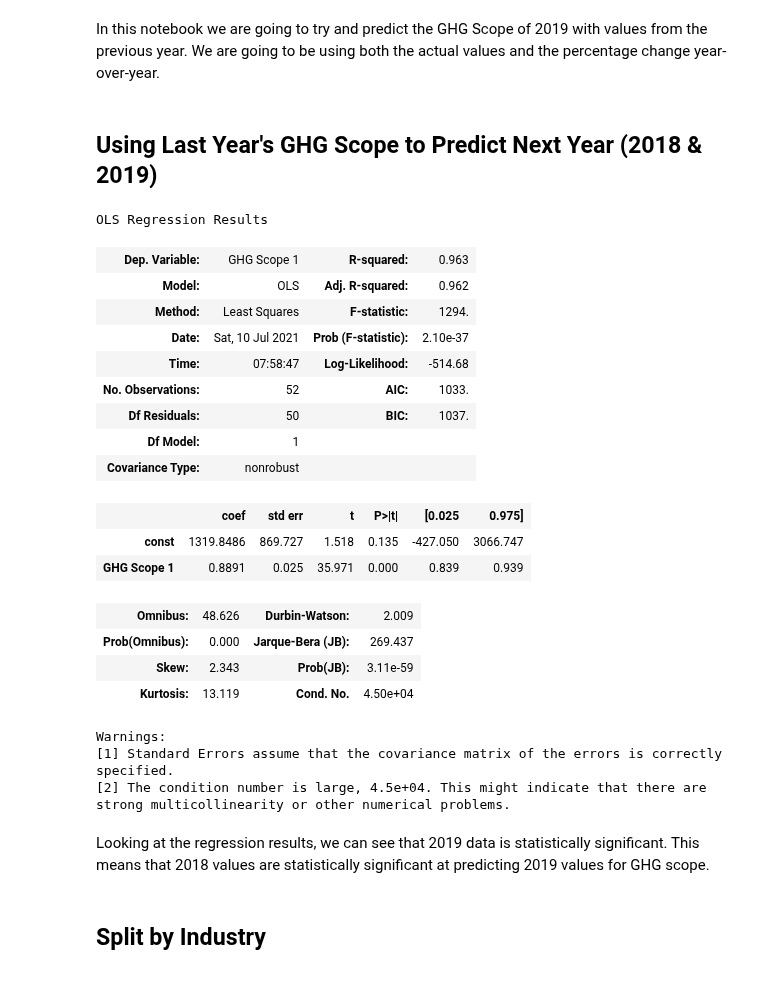
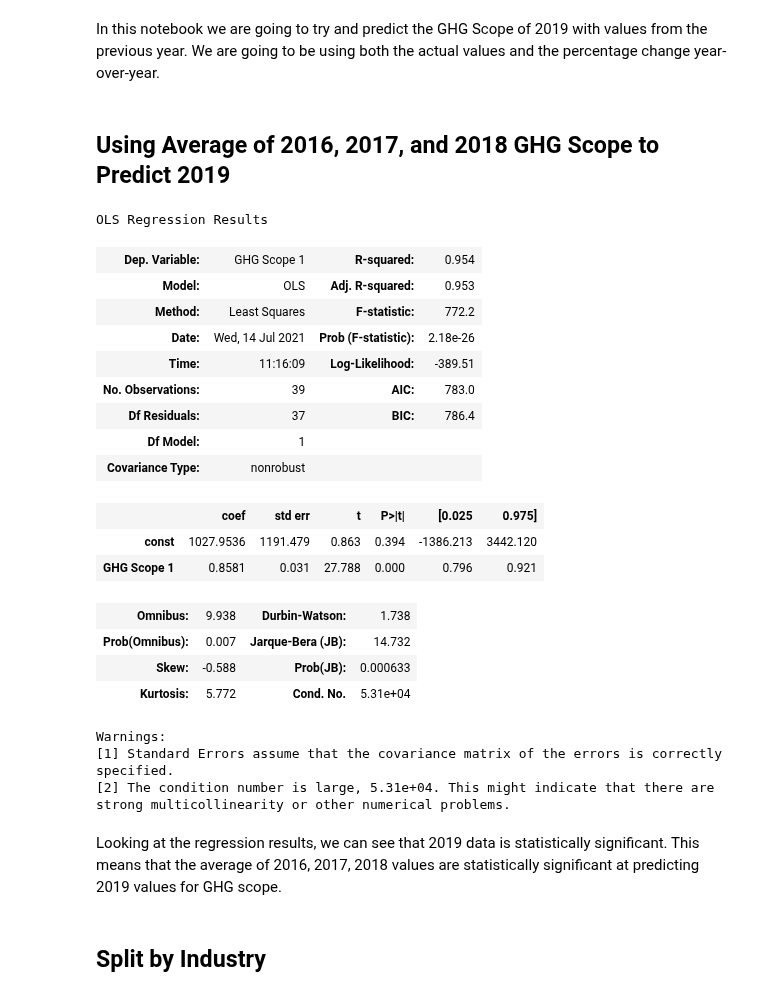
Before and after one commit to maralinetorres/BU-Capstone-Predicting-Environmental-Actions, a Jupyter notebook: Sprint #7 - Final presentation/PredictingTimeSeries - GHG Scope.ipynb, the cells around one changed output. Saved outputs shown, nothing was run; the diff lists cells and outputs as text; code cells hidden in the pictures.

```diff
--- a/Sprint #7 - Final presentation/PredictingTimeSeries - GHG Scope.ipynb
+++ b/Sprint #7 - Final presentation/PredictingTimeSeries - GHG Scope.ipynb
@@ -29,47 +29,57 @@ stocks = stocks.merge(sectors, on='Ticker')
 stocks['GHG Scope 1'] = stocks['GHG Scope 1'].astype(float)
 stocks['Percent_Change_GHG'] = (stocks.groupby('Ticker')['GHG Scope 1'].apply(pd.Series.pct_change) + 1)
 # %% [markdown]
-## Using Last Year's GHG Scope to Predict Next Year (2018 & 2019)
+## Using Average of 2016, 2017, and 2018 GHG Scope to Predict 2019
 # %%
-companies_2018 = list(stocks[stocks['Year'] == 2018]['Ticker'])
+companies_2018 = list(stocks[(stocks['Year'] == 2018) & (stocks['GHG Scope 1'] != 0)]['Ticker'])
 companies_2019 = list(stocks[(stocks['Year'] == 2019) & (stocks['Ticker'].isin(companies_2018))]['Ticker'])
 
-#Getting companies that are in both years
+#Getting companies that have reported for 2016,2017, and 2018 in a years
 list2018_as_set = set(companies_2018)
 intersection = list2018_as_set.intersection(companies_2019)
 
-x = stocks[(stocks['Year'] == 2018) & (stocks['Ticker'].isin(intersection))][['GHG Scope 1']]
-y = stocks[(stocks['Year'] == 2019) & (stocks['Ticker'].isin(intersection))][['GHG Scope 1']]
+companies_2017 = list(stocks[(stocks['Year'] == 2017) & (stocks['GHG Scope 1'] != 0) ]['Ticker'])
+list2017_as_set = set(companies_2017)
+intersection2= list2017_as_set.intersection(intersection)
+
+companies_2016 = list(stocks[(stocks['Year'] == 2016) & (stocks['GHG Scope 1'] != 0) ]['Ticker'])
+list2016_as_set = set(companies_2016)
+intersection2= list2016_as_set.intersection(intersection2)
+
+x = stocks[(stocks['Year'].isin([2016, 2017,2018])) & (stocks['Ticker'].isin(intersection2))][['Ticker', 'GHG Scope 1']]
+x = x.groupby('Ticker').mean()[['GHG Scope 1']]
+
+y = stocks[(stocks['Year'] == 2019) & (stocks['Ticker'].isin(intersection2))][['GHG Scope 1']]
 x.index = y.index
 
 # x_train, x_test, y_train, y_test = train_test_split(
 #     X, y, test_size=0.2, random_state=42)
 x = sm.add_constant(x)
 sm.OLS(y, x).fit().summary()
 # %% [output]
 OLS Regression Results
-| Dep. Variable: | GHG Scope 1 | R-squared: | 0.963 |
-| Model: | OLS | Adj. R-squared: | 0.962 |
-| Method: | Least Squares | F-statistic: | 1294. |
-| Date: | Sat, 10 Jul 2021 | Prob (F-statistic): | 2.10e-37 |
-| Time: | 07:58:47 | Log-Likelihood: | -514.68 |
-| No. Observations: | 52 | AIC: | 1033. |
-| Df Residuals: | 50 | BIC: | 1037. |
+| Dep. Variable: | GHG Scope 1 | R-squared: | 0.954 |
+| Model: | OLS | Adj. R-squared: | 0.953 |
+| Method: | Least Squares | F-statistic: | 772.2 |
+| Date: | Wed, 14 Jul 2021 | Prob (F-statistic): | 2.18e-26 |
+| Time: | 11:16:09 | Log-Likelihood: | -389.51 |
+| No. Observations: | 39 | AIC: | 783.0 |
+| Df Residuals: | 37 | BIC: | 786.4 |
 | Df Model: | 1 |  |  |
 | Covariance Type: | nonrobust |  |  |
 |  | coef | std err | t | P>|t| | [0.025 | 0.975] |
-| const | 1319.8486 | 869.727 | 1.518 | 0.135 | -427.050 | 3066.747 |
-| GHG Scope 1 | 0.8891 | 0.025 | 35.971 | 0.000 | 0.839 | 0.939 |
+| const | 1027.9536 | 1191.479 | 0.863 | 0.394 | -1386.213 | 3442.120 |
+| GHG Scope 1 | 0.8581 | 0.031 | 27.788 | 0.000 | 0.796 | 0.921 |
-| Omnibus: | 48.626 | Durbin-Watson: | 2.009 |
-| Prob(Omnibus): | 0.000 | Jarque-Bera (JB): | 269.437 |
-| Skew: | 2.343 | Prob(JB): | 3.11e-59 |
-| Kurtosis: | 13.119 | Cond. No. | 4.50e+04 |
+| Omnibus: | 9.938 | Durbin-Watson: | 1.738 |
+| Prob(Omnibus): | 0.007 | Jarque-Bera (JB): | 14.732 |
+| Skew: | -0.588 | Prob(JB): | 0.000633 |
+| Kurtosis: | 5.772 | Cond. No. | 5.31e+04 |
 Warnings:
 [1] Standard Errors assume that the covariance matrix of the errors is correctly specified.
-[2] The condition number is large, 4.5e+04. This might indicate that there are
+[2] The condition number is large, 5.31e+04. This might indicate that there are
 strong multicollinearity or other numerical problems.
 # %% [markdown]
-Looking at the regression results, we can see that 2019 data is statistically significant. This means that 2018 values are statistically significant at predicting 2019 values for GHG scope.
+Looking at the regression results, we can see that 2019 data is statistically significant. This means that the average of 2016, 2017, 2018 values are statistically significant at predicting 2019 values for GHG scope.
 # %% [markdown]
 ## Split by Industry
 # %%
```
Also changed, not shown: parts of 8 cells of this notebook.
